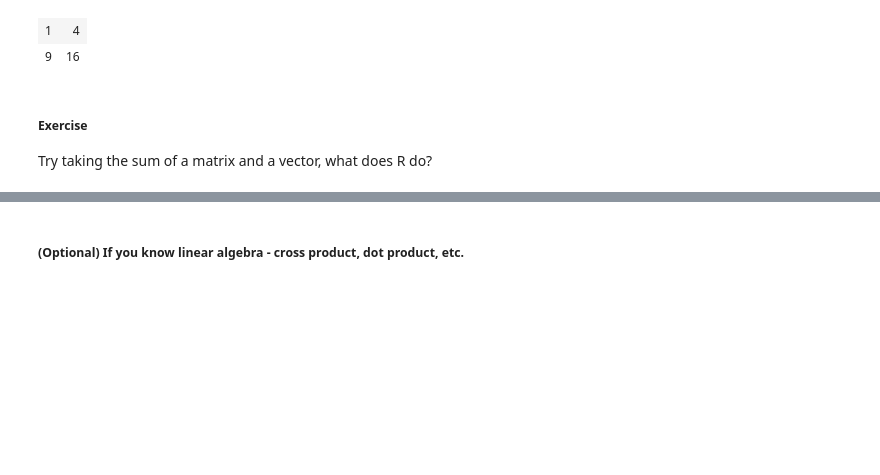
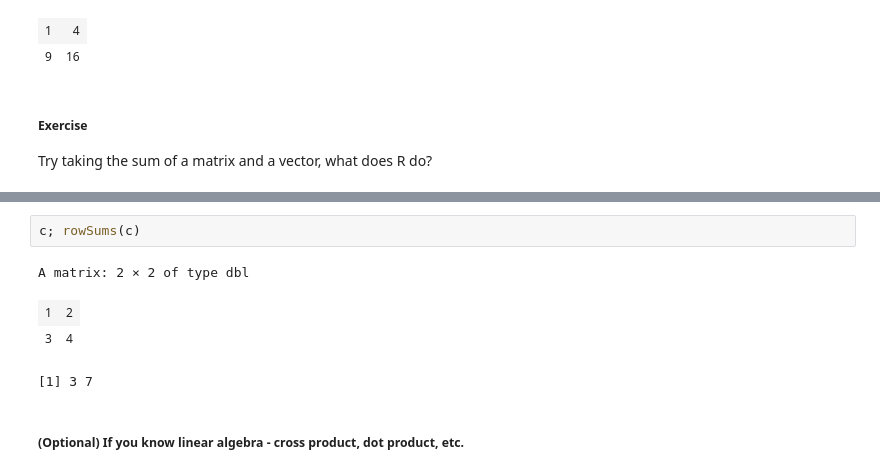
Before and after one commit to ly129/EPIB613_2020, a Jupyter notebook: Notes.ipynb, the cells around one changed output, grey strips where cells are left out. Cells and saved outputs as stored; diff of their text form; blank space fills up the shorter version.

```diff
--- a/Notes.ipynb
+++ b/Notes.ipynb
@@ -623,3 +660,10 @@ Try taking the sum of a matrix and a vector, what does R do?
+# %%
+c; rowSums(c)
+# %% [output]
+A matrix: 2 × 2 of type dbl
+| 1 | 2 |
+| 3 | 4 |
+[1] 3 7
 # %% [markdown]
 ##### (Optional) If you know linear algebra - cross product, dot product, etc.
 # %%
```
Also changed, not shown: parts of 18 cells of this notebook, 2 other files.
